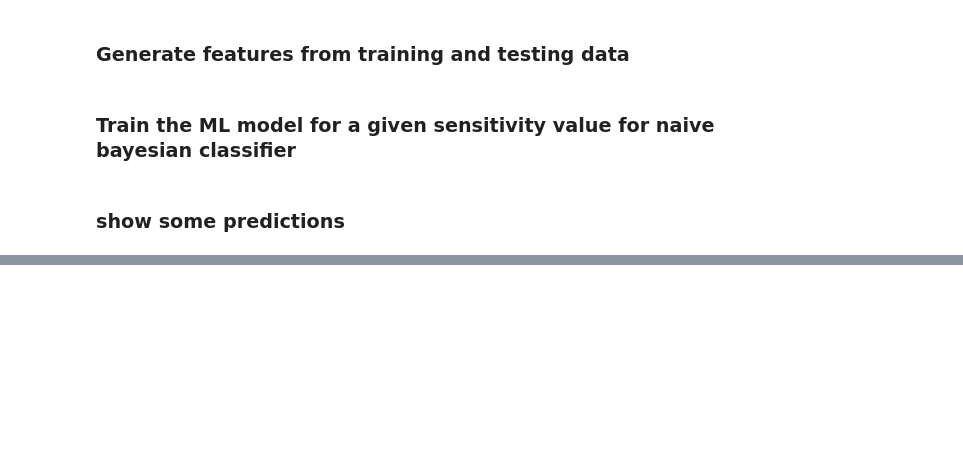
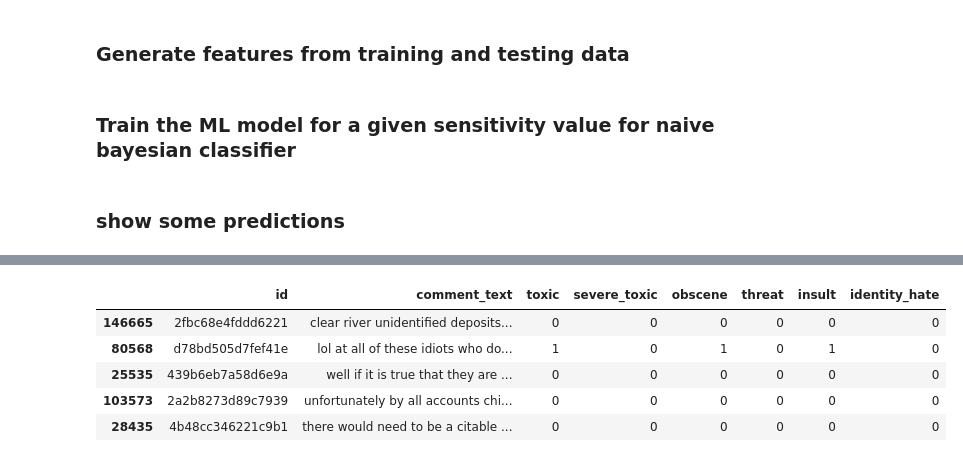
Before and after one commit to hnformentin/total_recall_crash_course, a Jupyter notebook: Classification of Text data.ipynb, the cells around one changed output, grey strips where cells are left out. Cells and saved outputs as stored; diff of their text form; code cells hidden in the pictures; blank space fills up the shorter version.

```diff
--- a/Classification of Text data.ipynb
+++ b/Classification of Text data.ipynb
@@ -62,0 +360,9 @@ print(results.head())
+# %%
+test.head()
+# %% [output]
+|  | id | comment_text | toxic | severe_toxic | obscene | threat | insult | identity_hate |
+| 146665 | 2fbc68e4fddd6221 | clear river unidentified deposits... | 0 | 0 | 0 | 0 | 0 | 0 |
+| 80568 | d78bd505d7fef41e | lol at all of these idiots who do... | 1 | 0 | 1 | 0 | 1 | 0 |
+| 25535 | 439b6eb7a58d6e9a | well if it is true that they are ... | 0 | 0 | 0 | 0 | 0 | 0 |
+| 103573 | 2a2b8273d89c7939 | unfortunately by all accounts chi... | 0 | 0 | 0 | 0 | 0 | 0 |
+| 28435 | 4b48cc346221c9b1 | there would need to be a citable ... | 0 | 0 | 0 | 0 | 0 | 0 |
```
Also changed, not shown: parts of 28 cells of this notebook, 2 other files.
